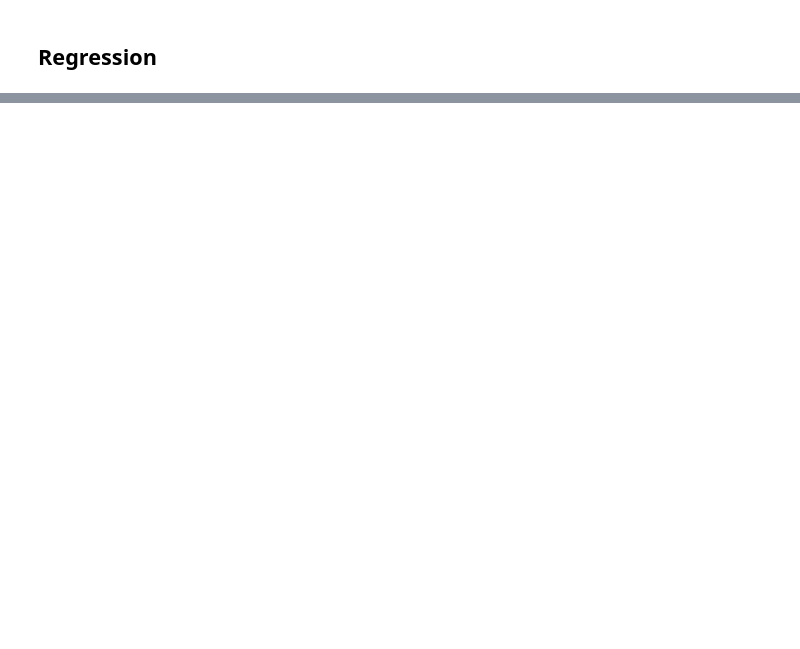
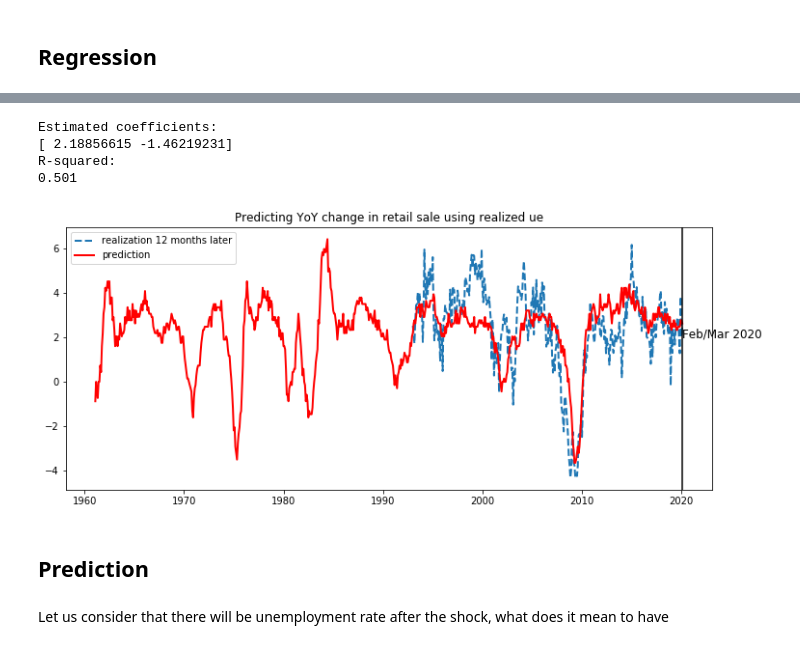
Before and after one commit to iworld1991/PredictUE, a Jupyter notebook: Python/PredictUE.ipynb, the cells around one changed output, grey strips where cells are left out. Drawn from its saved outputs; the diff is of its cells as text; code cells hidden in the pictures; blank space fills up the shorter version.

Commit message:
created a short notebook PredicUE.ipynb that is to be used in the end.

```diff
--- a/Python/PredictUE.ipynb
+++ b/Python/PredictUE.ipynb
@@ -858,0 +203,54 @@ plt.savefig('figures/rs_yoy_predict_recent')
+# %%
+coefs = results.params
+r2 = round(results.rsquared,3)
+
+print('Estimated coefficients:')
+print(coefs)
+
+print('R-squared:')
+print(r2)
+# %% [output]
+Estimated coefficients:
+[ 2.18856615 -1.46219231]
+R-squared:
+0.501
+# %%
+## predict the rs changes using change in UE
+
+rs_yoy_ue_prd = predict_rs_yoy(np.array(df['ue_chg'].dropna(how ='any')),
+                               coefs)  ## plug the estimated coefficients
+
+rs_yoy_index = df['ue_chg'].dropna(how ='any').index  # two months in the end are out of sample.
+
+prd_df = pd.DataFrame(rs_yoy_ue_prd,
+                      columns = ['rs_yoyprd'],
+                      index = rs_yoy_index)
+df = pd.merge(df,
+              prd_df,
+              left_index = True,
+              right_index = True,
+              how = 'outer')
+# %%
+fig = plt.figure(figsize = figsize)
+plt.plot(rs_yoy_index,
+         np.array(df['retail_yoy'].loc[rs_yoy_index]),
+         '--',
+         lw = 2,
+         label = 'realization 12 months later')
+plt.plot(rs_yoy_index,
+         rs_yoy_ue_prd,
+         'r-',
+         lw = 2,
+         label='prediction')
+plt.title('Predicting YoY change in retail sale using realized ue')
+plt.axvline(x = outsample_time,
+            color = 'black')
+plt.text(outsample_time, 2, 'Feb/Mar 2020', fontsize = 12)  # mark the out-of-sample prediction
+plt.legend(loc = 2)
+plt.savefig('figures/rs_yoy_predict_ue')
+# %% [output]
+[figure, added]
+# %% [markdown]
+## Prediction
+# %% [markdown]
+Let us consider that there will be unemployment rate after the shock, what does it mean to have
```
Also changed, not shown: parts of 77 cells of this notebook, 26 other files.
